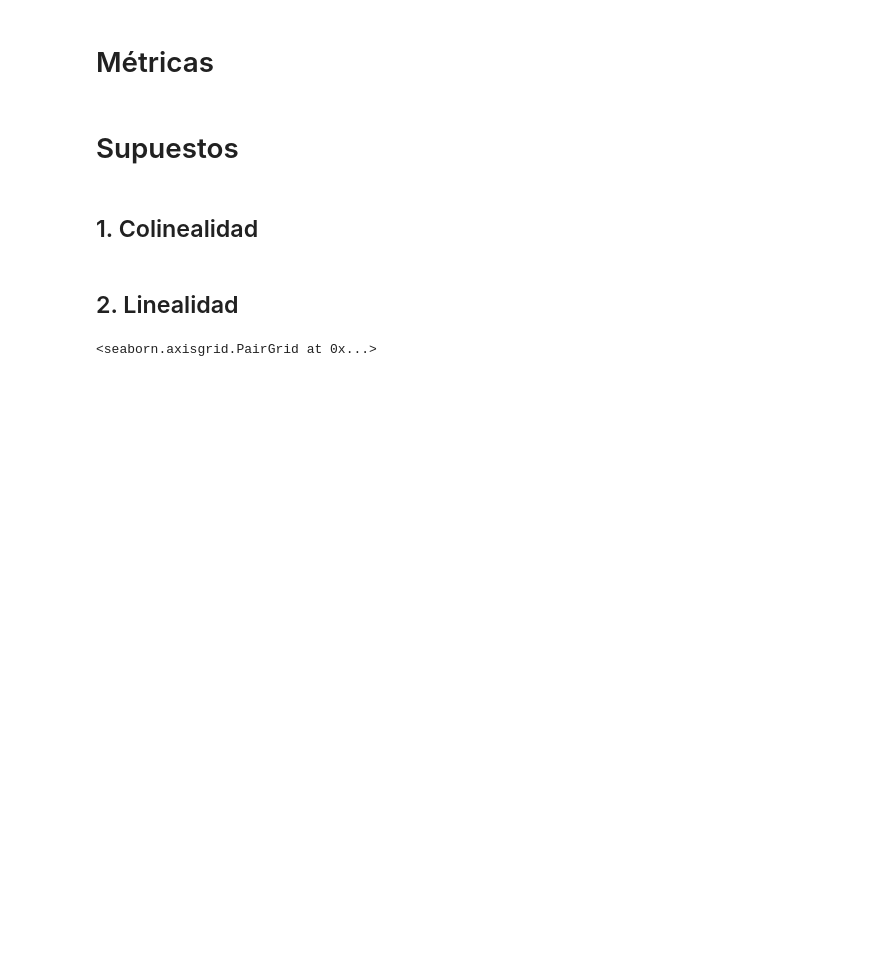
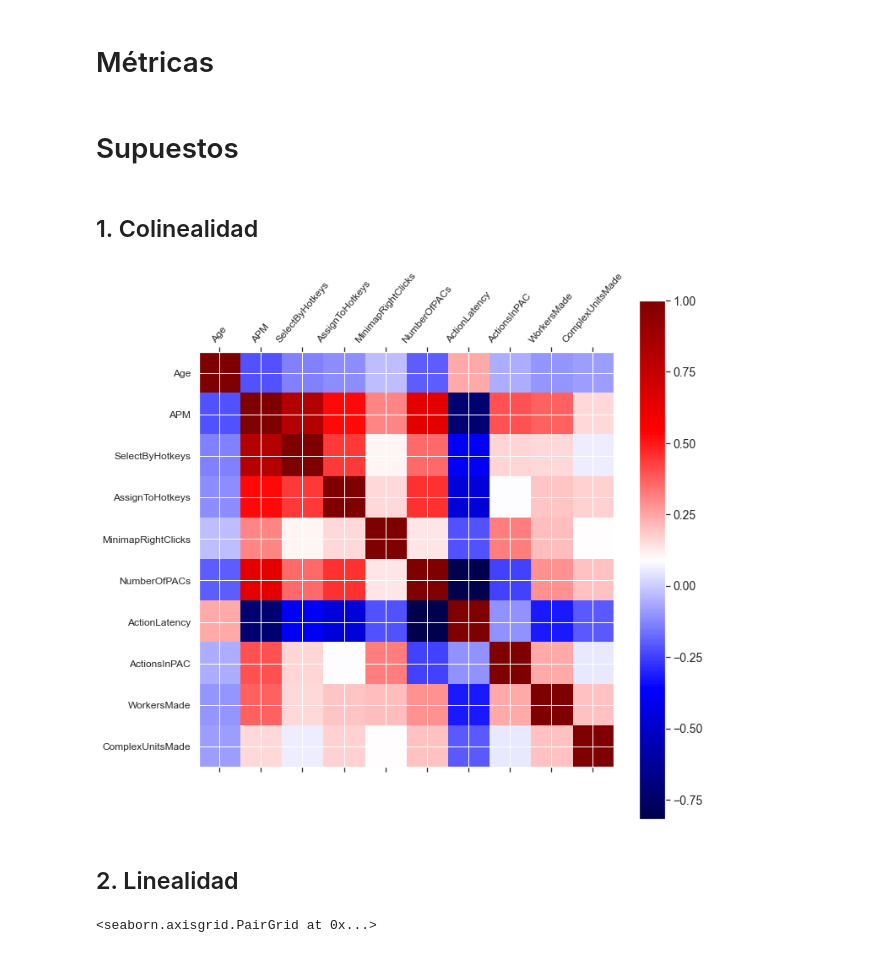
Before and after one commit to mg-torres/lab3BI, a Jupyter notebook: Lab3.ipynb, the cells around one changed output. Saved outputs shown, nothing was run; the diff lists cells and outputs as text; code cells hidden in the pictures; blank space fills up the shorter version.

```diff
--- a/Lab3.ipynb
+++ b/Lab3.ipynb
@@ -362,6 +362,18 @@ pd.DataFrame({'columns':selected_cols, 'coef':pipeline['model'].coef_})
 # Supuestos
 # %% [markdown]
 ## 1. Colinealidad
+# %%
+df_temp = df[selected_cols]
+
+
+f = plt.figure(figsize=(11, 11))
+plt.matshow(df_temp.corr(), fignum=f.number, cmap = 'seismic')
+plt.xticks(range(df_temp.select_dtypes(['number']).shape[1]), df_temp.select_dtypes(['number']).columns, fontsize=12, rotation=50)
+plt.yticks(range(df_temp.select_dtypes(['number']).shape[1]), df_temp.select_dtypes(['number']).columns, fontsize=12)
+cb = plt.colorbar()
+_ = cb.ax.tick_params(labelsize=14)
+# %% [output]
+[figure, added]
 # %% [markdown]
 ## 2. Linealidad
 # %%
```
